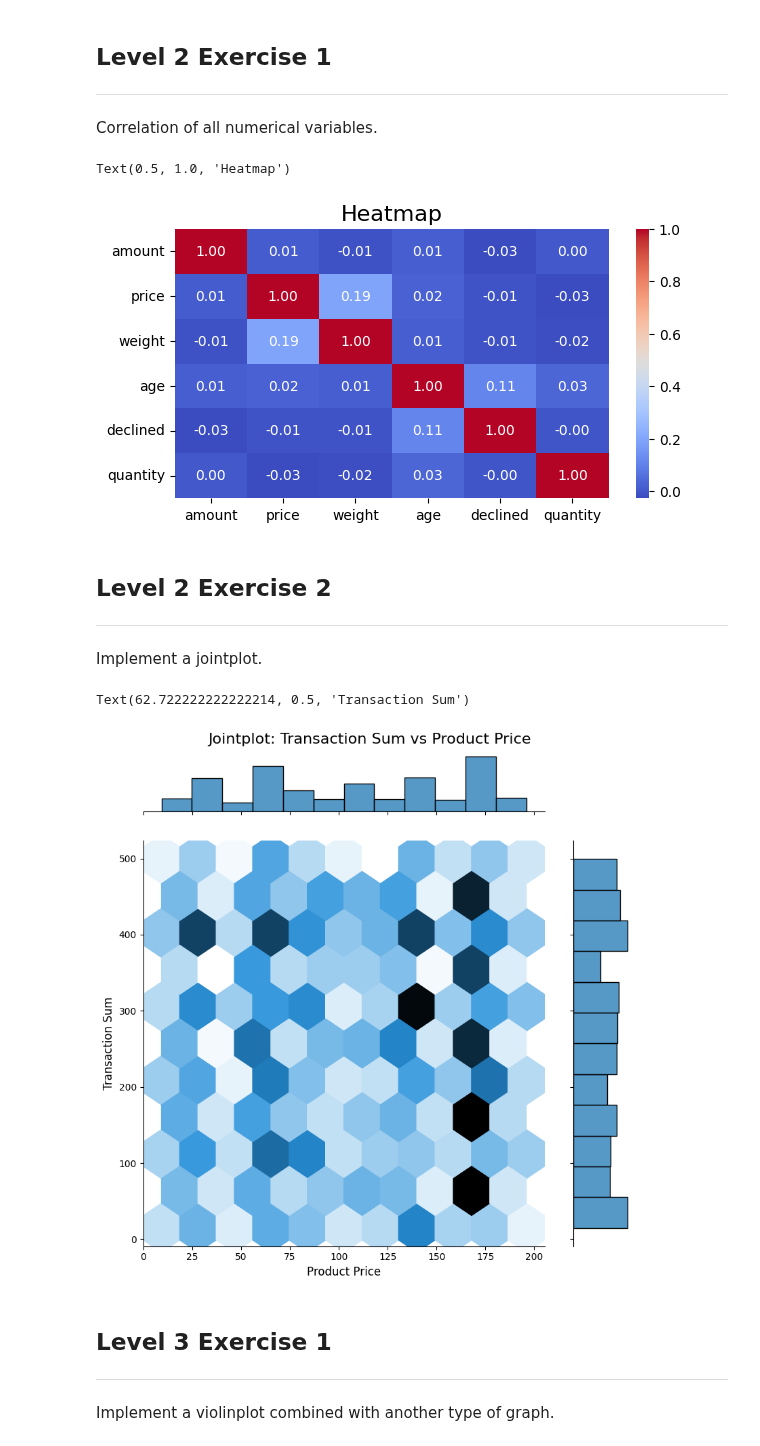
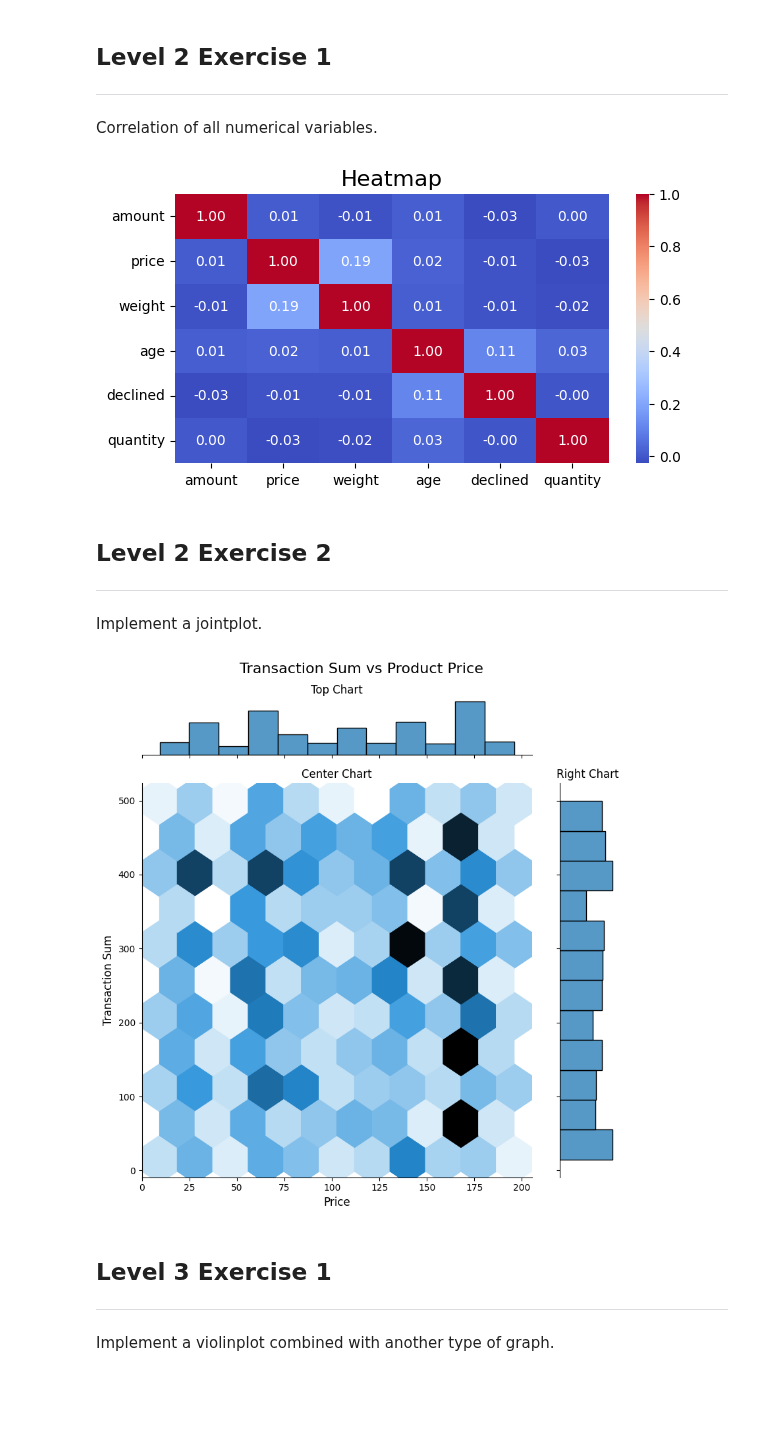
Before and after one commit to leocareer/DA_specialization, a Jupyter notebook: Sprint_08/S8_01.ipynb, the cells around one changed output. Cells and saved outputs as stored; diff of their text form; code cells hidden in the pictures; blank space fills up the shorter version.

```diff
--- a/Sprint_08/S8_01.ipynb
+++ b/Sprint_08/S8_01.ipynb
@@ -300,21 +300,43 @@ df_users['age'] = pd.to_datetime('today').year - pd.to_datetime(df_users['birth_
 df_transactions['quantity'] = df_transactions['product_ids'].apply(lambda x: len(str(x).split(',')))
 
 df_merged = (
-    df_transactions.merge(df_transaction_items, left_on='id', right_on='transaction_id', how='left')
-    .merge(df_products[['id', 'price', 'weight']], left_on='product_id', right_on='id', how='left')
-    .merge(df_users[['id', 'age']], left_on='user_id', right_on='id', how='left')
+    df_transactions.merge(
+        df_transaction_items,
+        left_on='id',
+        right_on='transaction_id',
+        how='left'
+    )
+    .merge(
+        df_products[['id', 'price', 'weight']],
+        left_on='product_id',
+        right_on='id',
+        how='left'
+    )
+    .merge(
+        df_users[['id', 'age']],
+        left_on='user_id',
+        right_on='id', how='left')
 )
 
 df_heatmap = df_merged[['amount', 'price', 'weight', 'age', 'declined', 'quantity']]
 
 correlation_matrix = df_heatmap.corr()
 
-plt.figure(figsize=(7, 3.5))
-sns.heatmap(correlation_matrix, annot=True, fmt=".2f", cmap='coolwarm', cbar=True)
+fig, ax = plt.subplots(figsize=(7, 3.5))
 
-plt.title('Heatmap', fontsize=16)
+sns.heatmap(
+    correlation_matrix,
+    annot=True,
+    fmt=".2f",
+    cmap='coolwarm',
+    cbar=True,
+    ax=ax
+)
+
+ax.set_title('Heatmap', fontsize=16)
+
+plt.show()
 # %% [output]
-Text(0.5, 1.0, 'Heatmap')
 [figure]
 # %% [markdown]
 ## Level 2 Exercise 2
@@ -322,21 +344,43 @@ Text(0.5, 1.0, 'Heatmap')
 Implement a jointplot.
 # %%
 df_merged = (
-    df_approved.merge(df_transaction_items, left_on='id', right_on='transaction_id', how='left')
-    .merge(df_products[['id', 'price']], left_on='product_id', right_on='id', how='left')
+    df_approved.merge(
+        df_transaction_items,
+        left_on='id',
+        right_on='transaction_id',
+        how='left'
+    )
+    .merge(
+        df_products[['id', 'price']],
+        left_on='product_id',
+        right_on='id',
+        how='left'
+    )
 )
 
-# удаление строк с пропущенными значениями
-df_merged = df_merged[['amount', 'price']].dropna()
+jointplot = sns.jointplot(
+    x=df_merged['price'],
+    y=df_merged['amount'],
+    kind='hex',
+    height=8,
+    space=0.5
+)
 
-sns.jointplot(data=df_merged, x='price', y='amount', kind='hex', height=8, space=0.5)
+fig = jointplot.fig
+ax_marg_x = jointplot.ax_marg_x
+ax_marg_y = jointplot.ax_marg_y
+ax_joint = jointplot.ax_joint
 
-plt.suptitle('Jointplot: Transaction Sum vs Product Price', y=1.02, fontsize=16)
-plt.xlabel('Product Price', fontsize=12)
-plt.ylabel('Transaction Sum', fontsize=12)
+ax_marg_x.set_title('Top Chart', fontsize=12)
+ax_marg_y.set_title('Right Chart', fontsize=12)
+ax_joint.set_title('Center Chart', fontsize=12)
+ax_joint.set_xlabel('Price', fontsize=12)
+ax_joint.set_ylabel('Transaction Sum', fontsize=12)
+fig.suptitle('Transaction Sum vs Product Price', y=1.05, fontsize=16)
+
+plt.show()
 # %% [output]
-Text(62.722222222222214, 0.5, 'Transaction Sum')
-[figure, old version]
+[figure, new version]
 # %% [markdown]
 ## Level 3 Exercise 1
 ---
```
Also changed, not shown: parts of 2 cells of this notebook.
